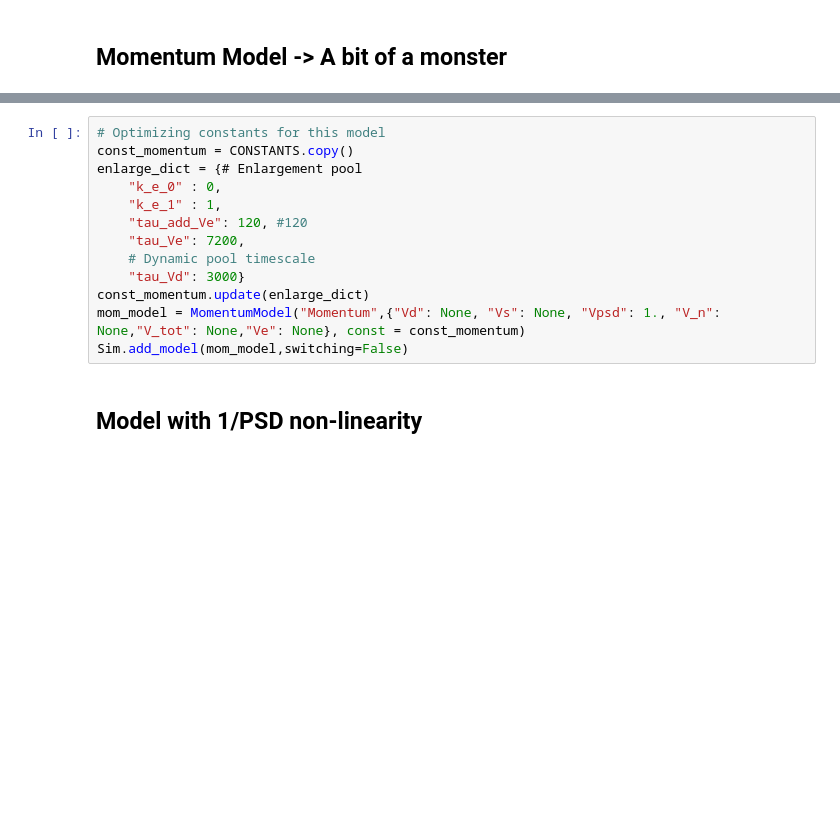
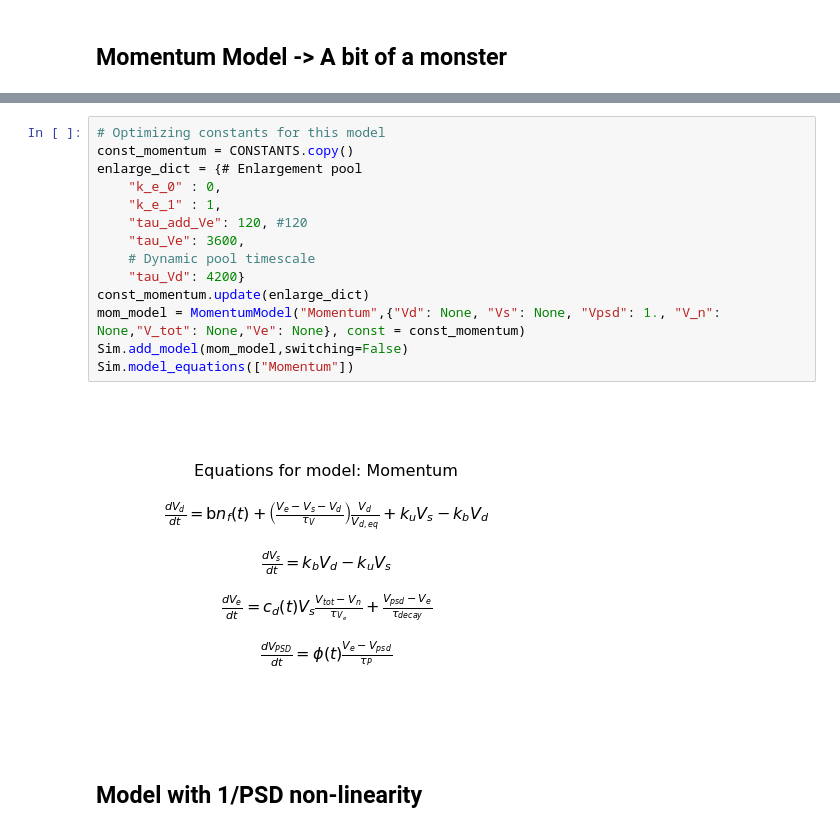
Before and after one commit to ngr-francesco/virtual_lab, a Jupyter notebook: examples/Simulation_results.ipynb, the cells around one changed output, grey strips where cells are left out. Drawn from its saved outputs; the diff is of its cells as text; blank space fills up the shorter version.

```diff
--- a/examples/Simulation_results.ipynb
+++ b/examples/Simulation_results.ipynb
@@ -203,16 +216,19 @@ BasicExperiments.add_event("shrinkage",[E_ONSET,X_ENLARGE],concurrence = "LFS")
 # %%
 # Optimizing constants for this model
 const_momentum = CONSTANTS.copy()
 enlarge_dict = {# Enlargement pool
     "k_e_0" : 0,
     "k_e_1" : 1,
     "tau_add_Ve": 120, #120
-    "tau_Ve": 7200,
+    "tau_Ve": 3600,
     # Dynamic pool timescale
-    "tau_Vd": 3000}
+    "tau_Vd": 4200}
 const_momentum.update(enlarge_dict)
 mom_model = MomentumModel("Momentum",{"Vd": None, "Vs": None, "Vpsd": 1., "V_n": None,"V_tot": None,"Ve": None}, const = const_momentum)
 Sim.add_model(mom_model,switching=False)
+Sim.model_equations(["Momentum"])
+# %% [output]
+[figure, added]
 # %% [markdown]
 ## Model with 1/PSD non-linearity
 # %%
```
Also changed, not shown: parts of 20 cells of this notebook, 6 other files.
